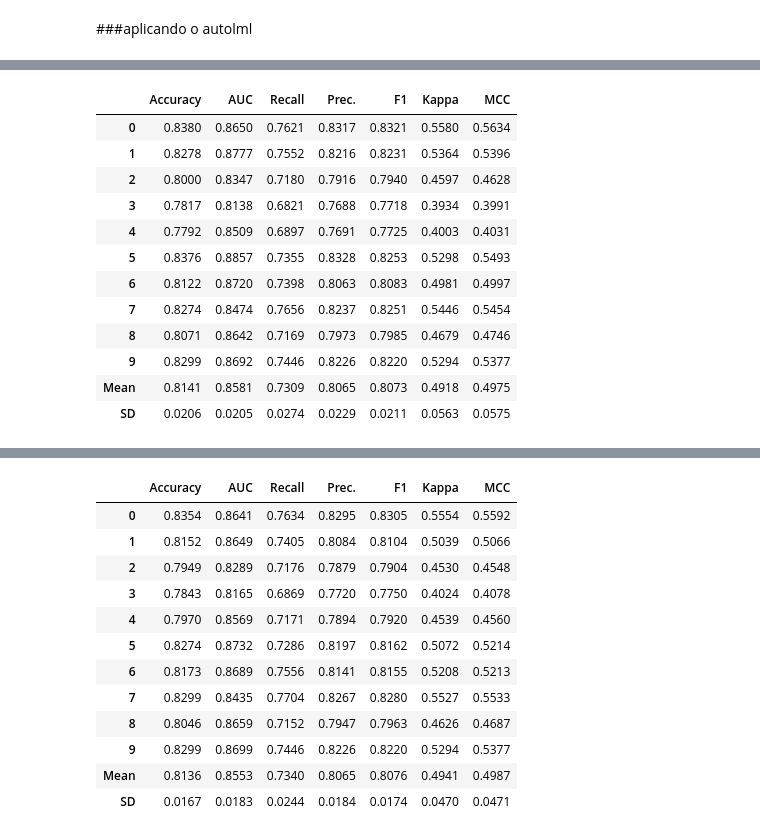
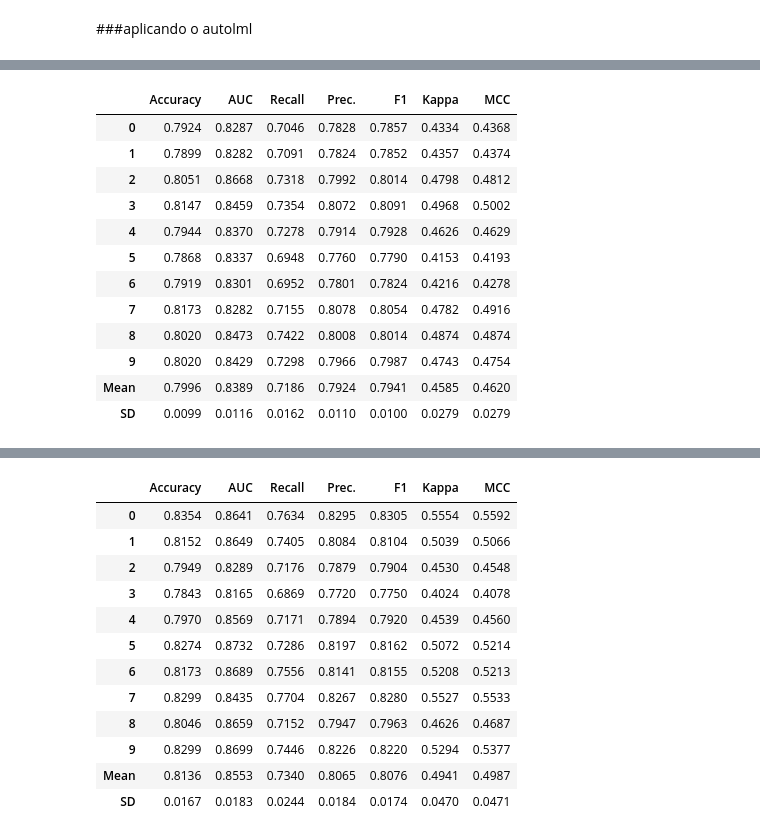
Before and after one commit to jjefferson2006/DSWP_JJ_altera, a Jupyter notebook: desafio_kaggle_trata_numericas.ipynb, the cells around one changed output, grey strips where cells are left out. Cells and saved outputs as stored; diff of their text form; code cells hidden in the pictures.

```diff
--- a/desafio_kaggle_trata_numericas.ipynb
+++ b/desafio_kaggle_trata_numericas.ipynb
@@ -1023,16 +1096,16 @@ cat = create_model('catboost')
-# %%
-tuned_cat = tune_model(cat)
-# %% [output]
-|  | Accuracy | AUC | Recall | Prec. | F1 | Kappa | MCC |
-| 0 | 0.8380 | 0.8650 | 0.7621 | 0.8317 | 0.8321 | 0.5580 | 0.5634 |
-| 1 | 0.8278 | 0.8777 | 0.7552 | 0.8216 | 0.8231 | 0.5364 | 0.5396 |
-| 2 | 0.8000 | 0.8347 | 0.7180 | 0.7916 | 0.7940 | 0.4597 | 0.4628 |
-| 3 | 0.7817 | 0.8138 | 0.6821 | 0.7688 | 0.7718 | 0.3934 | 0.3991 |
-| 4 | 0.7792 | 0.8509 | 0.6897 | 0.7691 | 0.7725 | 0.4003 | 0.4031 |
-| 5 | 0.8376 | 0.8857 | 0.7355 | 0.8328 | 0.8253 | 0.5298 | 0.5493 |
-| 6 | 0.8122 | 0.8720 | 0.7398 | 0.8063 | 0.8083 | 0.4981 | 0.4997 |
-| 7 | 0.8274 | 0.8474 | 0.7656 | 0.8237 | 0.8251 | 0.5446 | 0.5454 |
-| 8 | 0.8071 | 0.8642 | 0.7169 | 0.7973 | 0.7985 | 0.4679 | 0.4746 |
-| 9 | 0.8299 | 0.8692 | 0.7446 | 0.8226 | 0.8220 | 0.5294 | 0.5377 |
-| Mean | 0.8141 | 0.8581 | 0.7309 | 0.8065 | 0.8073 | 0.4918 | 0.4975 |
-| SD | 0.0206 | 0.0205 | 0.0274 | 0.0229 | 0.0211 | 0.0563 | 0.0575 |
+# %%
+lr = create_model('lr')
+# %% [output]
+|  | Accuracy | AUC | Recall | Prec. | F1 | Kappa | MCC |
+| 0 | 0.7924 | 0.8287 | 0.7046 | 0.7828 | 0.7857 | 0.4334 | 0.4368 |
+| 1 | 0.7899 | 0.8282 | 0.7091 | 0.7824 | 0.7852 | 0.4357 | 0.4374 |
+| 2 | 0.8051 | 0.8668 | 0.7318 | 0.7992 | 0.8014 | 0.4798 | 0.4812 |
+| 3 | 0.8147 | 0.8459 | 0.7354 | 0.8072 | 0.8091 | 0.4968 | 0.5002 |
+| 4 | 0.7944 | 0.8370 | 0.7278 | 0.7914 | 0.7928 | 0.4626 | 0.4629 |
+| 5 | 0.7868 | 0.8337 | 0.6948 | 0.7760 | 0.7790 | 0.4153 | 0.4193 |
+| 6 | 0.7919 | 0.8301 | 0.6952 | 0.7801 | 0.7824 | 0.4216 | 0.4278 |
+| 7 | 0.8173 | 0.8282 | 0.7155 | 0.8078 | 0.8054 | 0.4782 | 0.4916 |
+| 8 | 0.8020 | 0.8473 | 0.7422 | 0.8008 | 0.8014 | 0.4874 | 0.4874 |
+| 9 | 0.8020 | 0.8429 | 0.7298 | 0.7966 | 0.7987 | 0.4743 | 0.4754 |
+| Mean | 0.7996 | 0.8389 | 0.7186 | 0.7924 | 0.7941 | 0.4585 | 0.4620 |
+| SD | 0.0099 | 0.0116 | 0.0162 | 0.0110 | 0.0100 | 0.0279 | 0.0279 |
```
Also changed, not shown: parts of 29 cells of this notebook.
